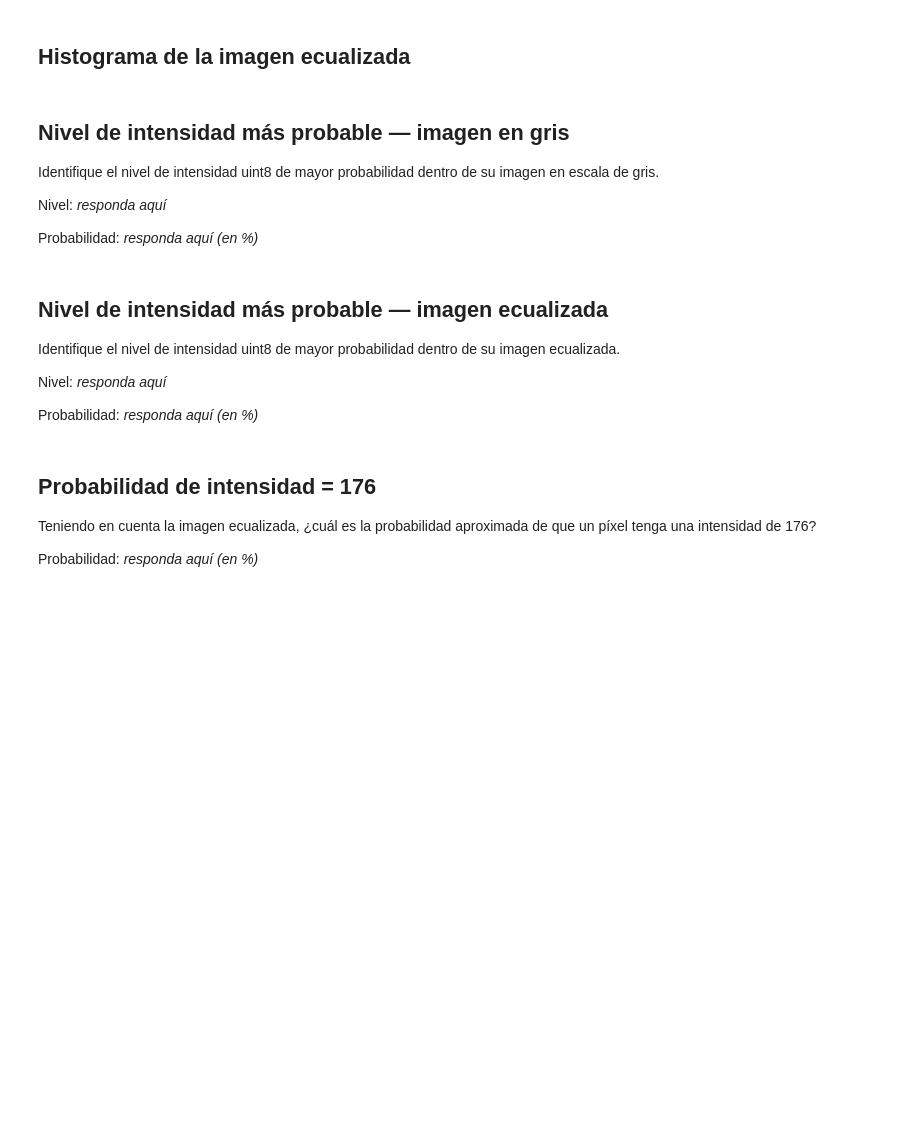
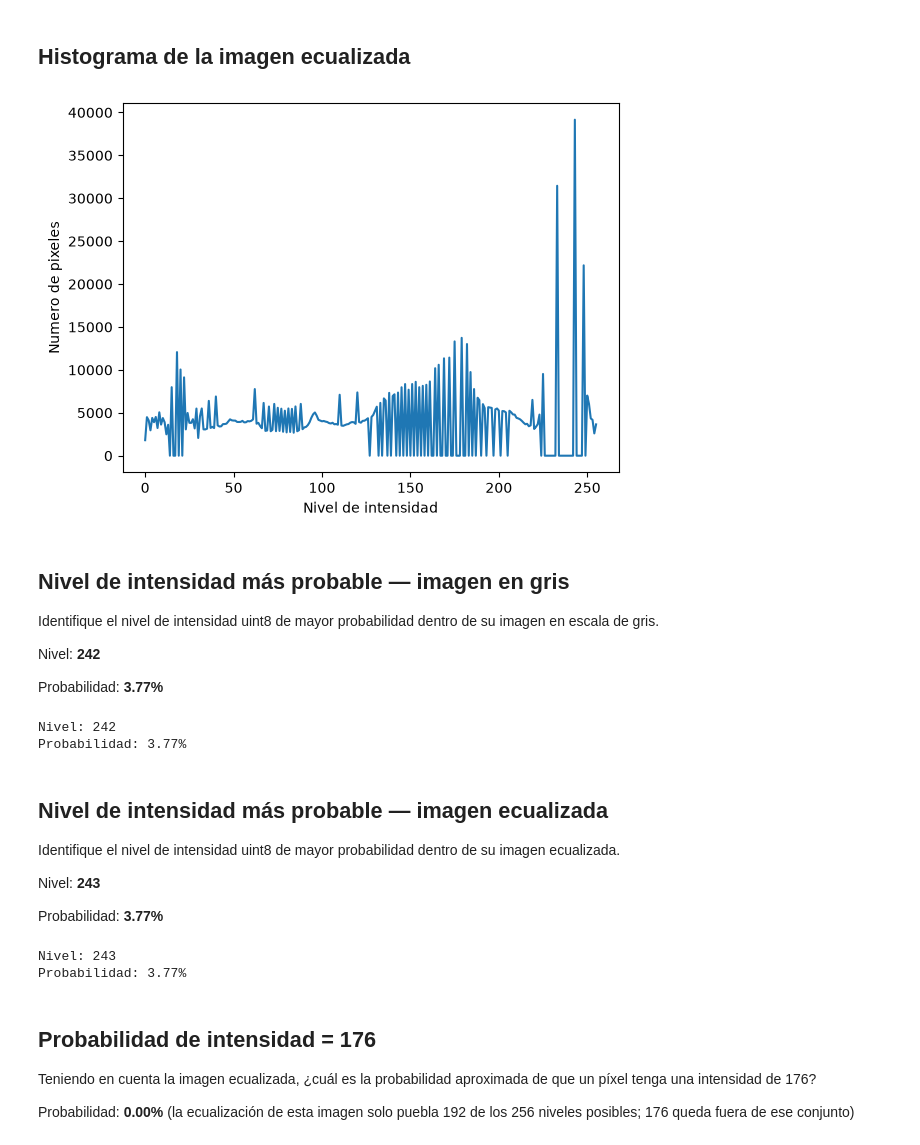
Before and after one commit to SESASAN/vision-artificial-parcial-1, a Jupyter notebook: parcial 2/notebooks/01_punto1.ipynb, the cells around one changed output. Drawn from its saved outputs; the diff is of its cells as text; code cells hidden in the pictures; blank space fills up the shorter version.

```diff
--- a/parcial 2/notebooks/01_punto1.ipynb
+++ b/parcial 2/notebooks/01_punto1.ipynb
@@ -33,32 +50,51 @@ gray_eq = None
 # %% [markdown]
 ## Histograma de la imagen ecualizada
 # %%
-# TODO: calcular y graficar el histograma de gray_eq
-hist_eq = None
+hist_eq = cv2.calcHist([gray_eq], [0], None, [256], [0, 256]).flatten()
+
+plt.figure()
+plt.plot(hist_eq)
+plt.xlabel("Nivel de intensidad")
+plt.ylabel("Numero de pixeles")
+plt.savefig("../results/punto1_histograma_ecualizado.png", bbox_inches="tight")
+# %% [output]
+[figure, added]
 # %% [markdown]
 ## Nivel de intensidad más probable — imagen en gris
 
 Identifique el nivel de intensidad uint8 de mayor probabilidad dentro de su imagen en escala de gris.
 
-Nivel: *responda aquí*
+Nivel: **242**
 
-Probabilidad: *responda aquí (en %)*
+Probabilidad: **3.77%**
 # %%
-# TODO: encontrar el nivel con mayor frecuencia en hist y su probabilidad
+nivel_gris = int(np.argmax(hist))
+prob_gris = hist[nivel_gris] / gray.size * 100
+print(f"Nivel: {nivel_gris}")
+print(f"Probabilidad: {prob_gris:.2f}%")
+# %% [output]
+Nivel: 242
+Probabilidad: 3.77%
 # %% [markdown]
 ## Nivel de intensidad más probable — imagen ecualizada
 
 Identifique el nivel de intensidad uint8 de mayor probabilidad dentro de su imagen ecualizada.
 
-Nivel: *responda aquí*
+Nivel: **243**
 
-Probabilidad: *responda aquí (en %)*
+Probabilidad: **3.77%**
 # %%
-# TODO: encontrar el nivel con mayor frecuencia en hist_eq y su probabilidad
+nivel_eq = int(np.argmax(hist_eq))
+prob_eq = hist_eq[nivel_eq] / gray_eq.size * 100
+print(f"Nivel: {nivel_eq}")
+print(f"Probabilidad: {prob_eq:.2f}%")
+# %% [output]
+Nivel: 243
+Probabilidad: 3.77%
 # %% [markdown]
 ## Probabilidad de intensidad = 176
 
 Teniendo en cuenta la imagen ecualizada, ¿cuál es la probabilidad aproximada de que un píxel tenga una intensidad de 176?
 
-Probabilidad: *responda aquí (en %)*
+Probabilidad: **0.00%** (la ecualización de esta imagen solo puebla 192 de los 256 niveles posibles; 176 queda fuera de ese conjunto)
 # %%
```
Also changed, not shown: parts of 4 cells of this notebook, 5 other files.
